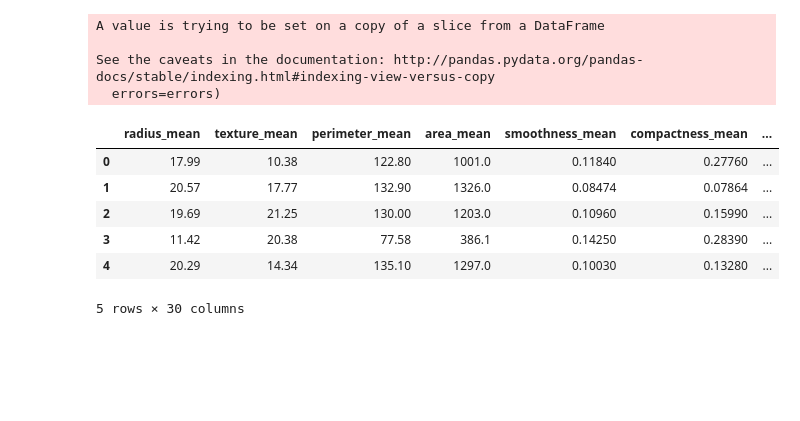
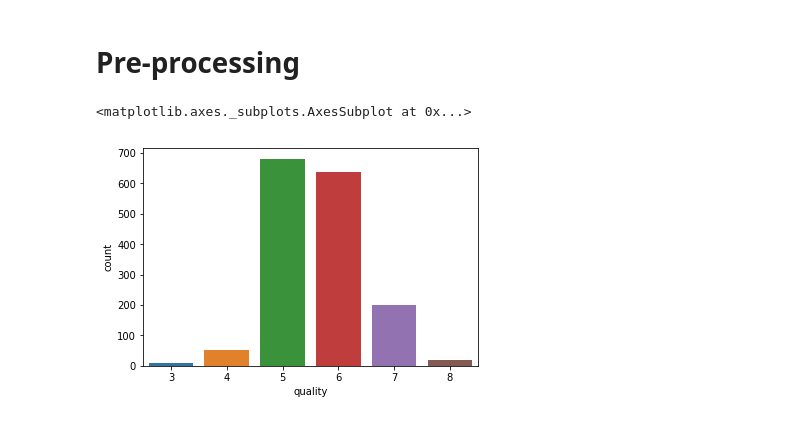
Before and after one commit to Girrajjangid/Machine-Learning-from-Scratch, a Jupyter notebook: Neural Network/MultiClass Classification with Neural Network.ipynb, the cells around one changed output. Saved outputs shown, nothing was run; the diff lists cells and outputs as text; code cells hidden in the pictures; blank space fills up the shorter version.

```diff
--- a/Neural Network/MultiClass Classification with Neural Network.ipynb
+++ b/Neural Network/MultiClass Classification with Neural Network.ipynb
@@ -4,6 +4,8 @@ import numpy as np
 import matplotlib.pyplot as plt
 import seaborn as sns
 # %%
-raw_data = pd.read_csv('../DataSets/binianmalignent.csv')
-raw_data.head()
+raw_data = pd.read_csv('../DataSets/winequality-red.csv')
+
+label =  np.unique(raw_data['quality'])
+label
 # %% [output]
@@ -36,18 +12,0 @@ def heatmap(data):
-# %%
-training_data_benign = training_data[training_data['diagnosis'] == 'M']
-
-training_data_benign.drop('diagnosis',axis = 1 , inplace = True)
-
-training_data_benign.head()
-# %% [output]
-A value is trying to be set on a copy of a slice from a DataFrame
-
-See the caveats in the documentation: http://pandas.pydata.org/pandas-docs/stable/indexing.html#indexing-view-versus-copy
-  errors=errors)
-|  | radius_mean | texture_mean | perimeter_mean | area_mean | smoothness_mean | compactness_mean | ... |
-| 0 | 17.99 | 10.38 | 122.80 | 1001.0 | 0.11840 | 0.27760 | ... |
-| 1 | 20.57 | 17.77 | 132.90 | 1326.0 | 0.08474 | 0.07864 | ... |
-| 2 | 19.69 | 21.25 | 130.00 | 1203.0 | 0.10960 | 0.15990 | ... |
-| 3 | 11.42 | 20.38 | 77.58 | 386.1 | 0.14250 | 0.28390 | ... |
-| 4 | 20.29 | 14.34 | 135.10 | 1297.0 | 0.10030 | 0.13280 | ... |
-5 rows × 30 columns
@@ -55,0 +13,7 @@ training_data_benign = training_data_benign / np.mean(training_data_benign)
+# %% [markdown]
+# Pre-processing
+# %%
+sns.countplot(raw_data['quality'])
+# %% [output]
+<matplotlib.axes._subplots.AxesSubplot at 0x...>
+[figure, added]
```
Also changed, not shown: parts of 19 cells of this notebook, 1 other file.
